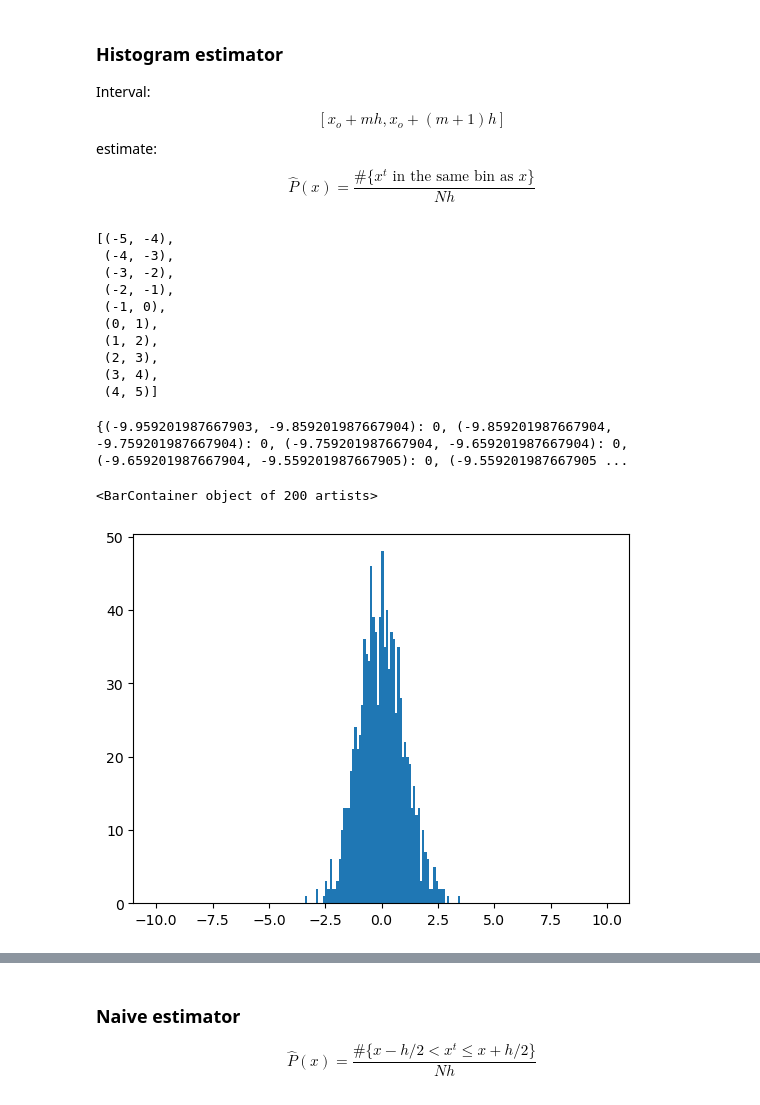
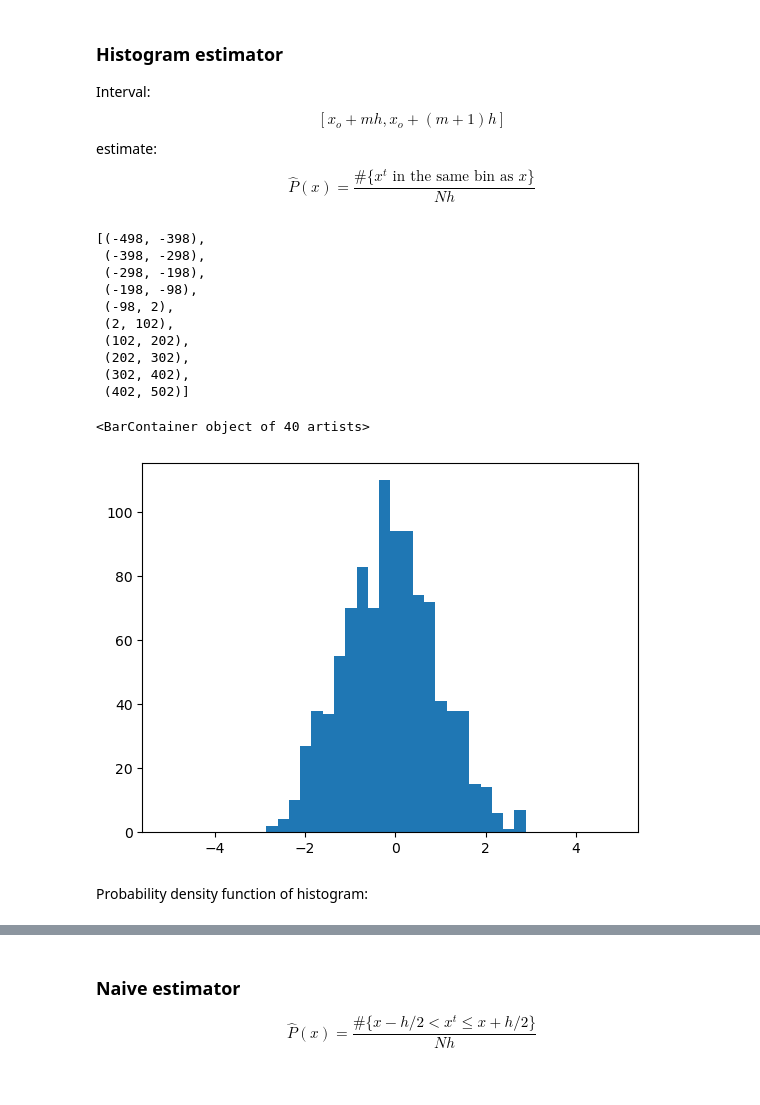
Before and after one commit to Janko-dev/ml_notebooks, a Jupyter notebook: notebooks/nonparametric_methods.ipynb, the cells around one changed output, grey strips where cells are left out. Saved outputs shown, nothing was run; the diff lists cells and outputs as text; code cells hidden in the pictures.

```diff
--- a/notebooks/nonparametric_methods.ipynb
+++ b/notebooks/nonparametric_methods.ipynb
@@ -59,44 +59,42 @@ $$
 # %%
 import math
 
-def hist_intervals(xo, h, minm, maxm):
-    return [(xo + m * h, xo + (m+1) * h) for m in range(math.floor(minm), math.ceil(maxm))]
+def hist_intervals(xo, h, m):
+    return [(xo + mi * h, xo + (mi+1) * h) for mi in range(-math.floor(m), math.ceil(m))]
 
-hist_intervals(0, 1, -5, 5)
+hist_intervals(2, 100, 5)
 # %% [output]
-[(-5, -4),
- (-4, -3),
- (-3, -2),
- (-2, -1),
- (-1, 0),
- (0, 1),
- (1, 2),
- (2, 3),
- (3, 4),
- (4, 5)]
+[(-498, -398),
+ (-398, -298),
+ (-298, -198),
+ (-198, -98),
+ (-98, 2),
+ (2, 102),
+ (102, 202),
+ (202, 302),
+ (302, 402),
+ (402, 502)]
 # %%
-def create_hist(x: np.ndarray, bins):
-    minm = x.min()
-    maxm = x.max()
+def create_hist(x: np.ndarray, n_bins, width):
     mean = x.mean()
     counter = {
         (l, u): np.where((x <= u) & (x >= l), 1, 0).sum()
-        for (l, u) in hist_intervals(mean, bins, -100, 100)
+        for (l, u) in hist_intervals(mean, width, n_bins)
     }
-
-    print(counter, minm, maxm)
     return counter
 
-y = create_hist(x_gauss, 0.1)
-width = [u-l for (l, u) in y.keys()]
+bin_width = 0.25
+n_bins = 20
+y = create_hist(x_gauss, n_bins, bin_width)
 x = [l for (l, _) in y.keys()]
 vals = [v for v in y.values()]
 
-plt.bar(x, width=width, height=vals)
+plt.bar(x, width=bin_width, height=vals)
 # %% [output]
-{(-9.959201987667903, -9.859201987667904): 0, (-9.859201987667904, -9.759201987667904): 0, (-9.759201987667904, -9.659201987667904): 0, (-9.659201987667904, -9.559201987667905): 0, (-9.559201987667905 ...
+<BarContainer object of 40 artists>
-<BarContainer object of 200 artists>
-[figure, old version]
+[figure, new version]
+# %% [markdown]
+Probability density function of histogram:
 # %%
 hist_p = lambda x, counter: [v for (l, u), v in counter.items() if l <= x <= u]
 
```
Also changed, not shown: parts of 38 cells of this notebook, 4 other files.
